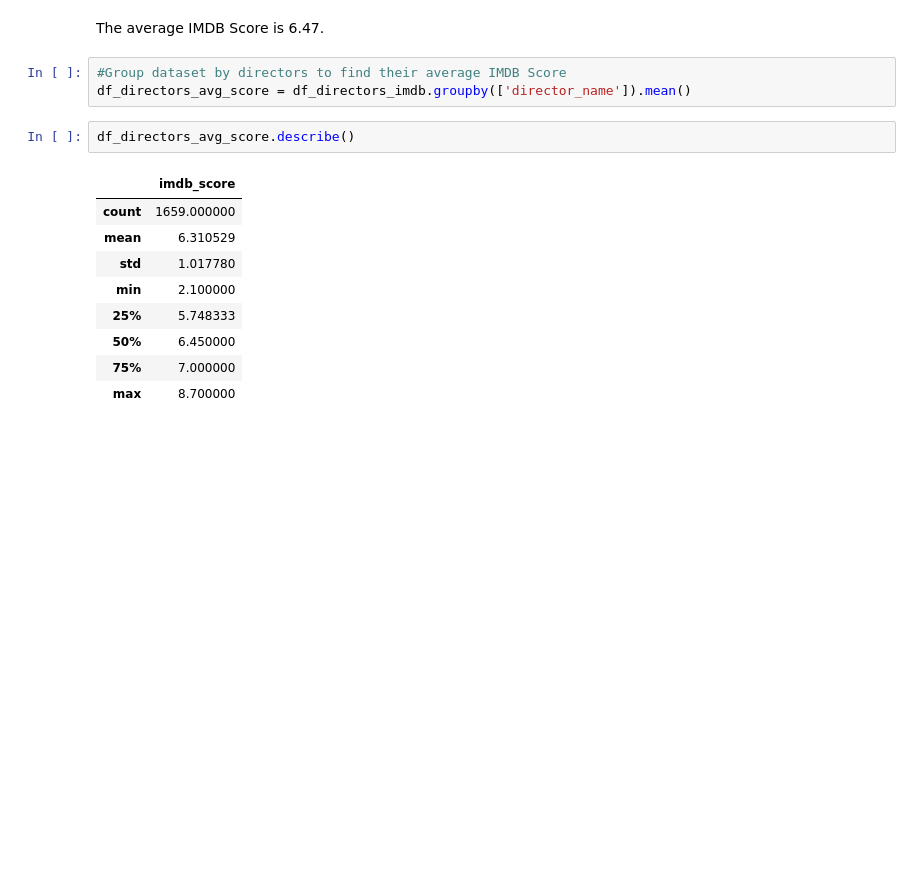
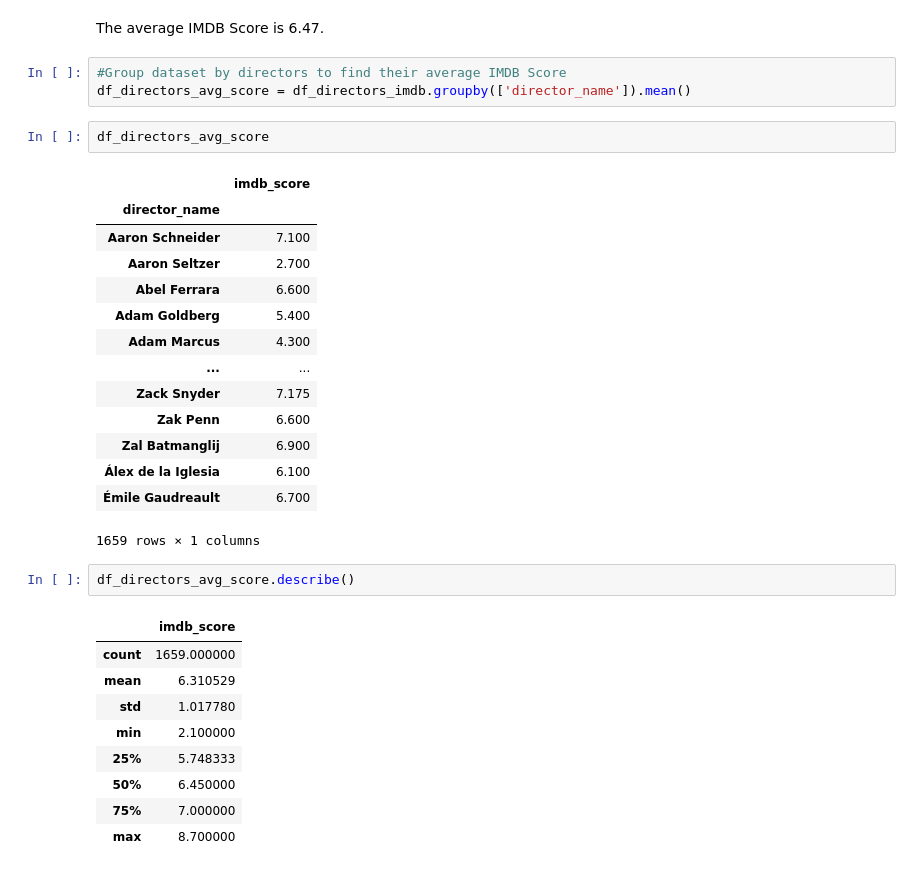
Before and after one commit to BrittanyClemmons/project_one, a Jupyter notebook: Brittany_Clean_Notebook.ipynb, the cells around one changed output. Cells and saved outputs as stored; diff of their text form; blank space fills up the shorter version.

Commit message:
Completed IMDB over Movie Quantity

```diff
--- a/Brittany_Clean_Notebook.ipynb
+++ b/Brittany_Clean_Notebook.ipynb
@@ -82,6 +82,23 @@ The average IMDB Score is 6.47.
 # %%
 #Group dataset by directors to find their average IMDB Score
 df_directors_avg_score = df_directors_imdb.groupby(['director_name']).mean()
+# %%
+df_directors_avg_score
+# %% [output]
+|  | imdb_score |
+| director_name |  |
+| Aaron Schneider | 7.100 |
+| Aaron Seltzer | 2.700 |
+| Abel Ferrara | 6.600 |
+| Adam Goldberg | 5.400 |
+| Adam Marcus | 4.300 |
+| ... | ... |
+| Zack Snyder | 7.175 |
+| Zak Penn | 6.600 |
+| Zal Batmanglij | 6.900 |
+| Álex de la Iglesia | 6.100 |
+| Émile Gaudreault | 6.700 |
+1659 rows × 1 columns
 # %%
 df_directors_avg_score.describe()
 # %% [output]
```
Also changed, not shown: parts of 9 cells of this notebook, 1 other file.
